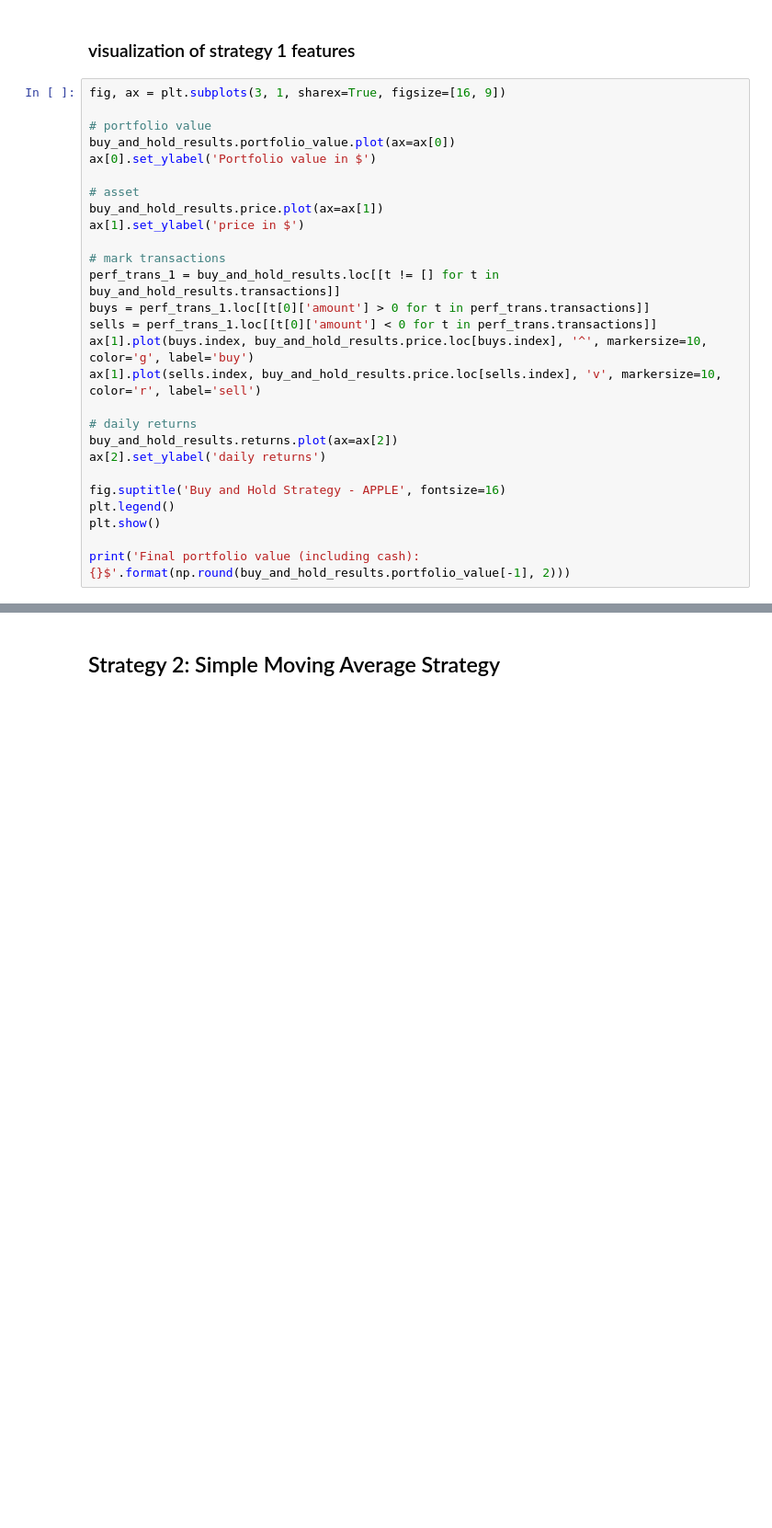
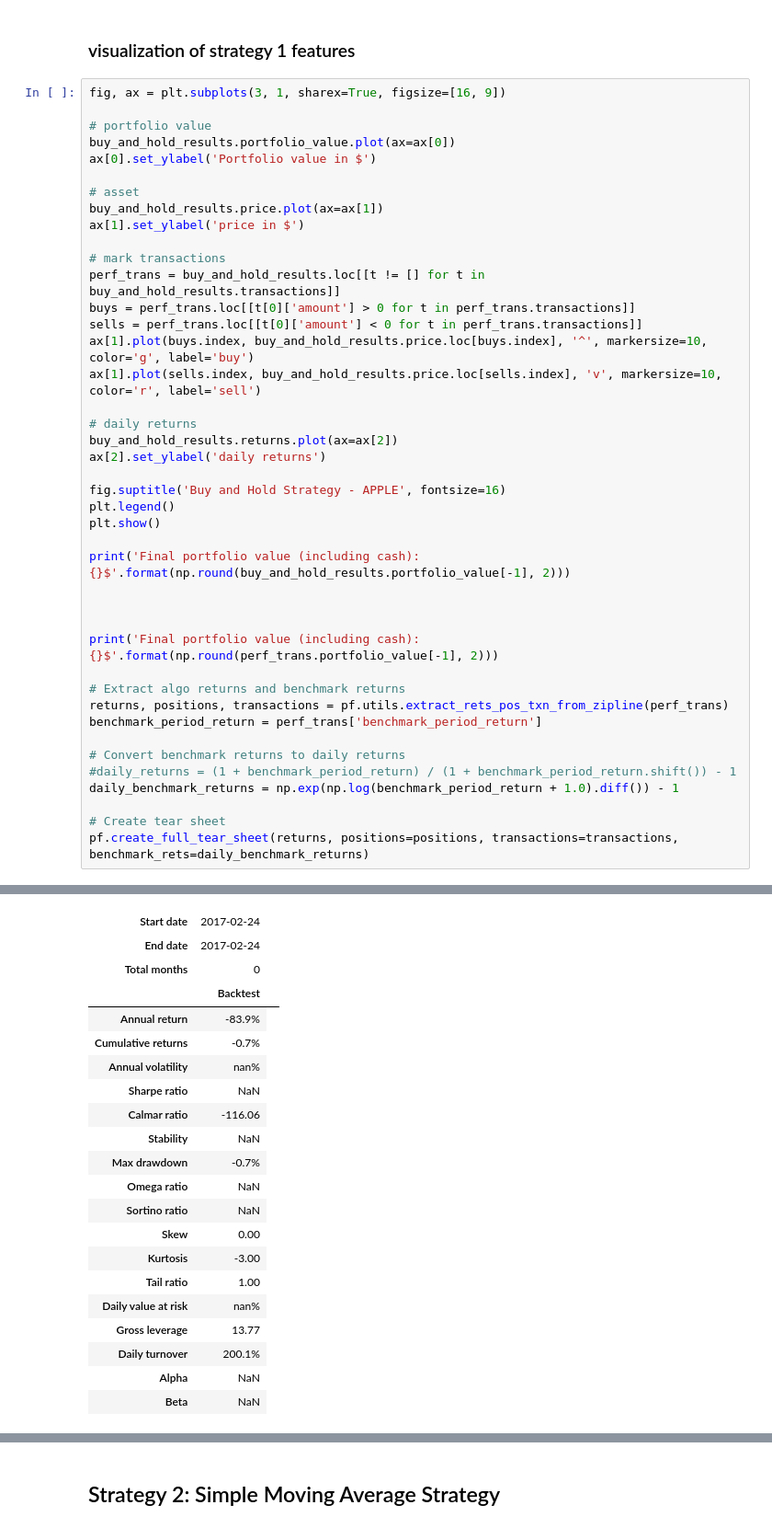
Before and after one commit to amitkumatiitk/amit_preproject, a Jupyter notebook: notebooks/amit_assignment.ipynb, the cells around one changed output, grey strips where cells are left out. Shown at 92% size. Cells and saved outputs as stored; diff of their text form; blank space fills up the shorter version.

```diff
--- a/notebooks/amit_assignment.ipynb
+++ b/notebooks/amit_assignment.ipynb
@@ -110,9 +116,9 @@ buy_and_hold_results.price.plot(ax=ax[1])
 ax[1].set_ylabel('price in $')
 
 # mark transactions
-perf_trans_1 = buy_and_hold_results.loc[[t != [] for t in buy_and_hold_results.transactions]]
-buys = perf_trans_1.loc[[t[0]['amount'] > 0 for t in perf_trans.transactions]]
-sells = perf_trans_1.loc[[t[0]['amount'] < 0 for t in perf_trans.transactions]]
+perf_trans = buy_and_hold_results.loc[[t != [] for t in buy_and_hold_results.transactions]]
+buys = perf_trans.loc[[t[0]['amount'] > 0 for t in perf_trans.transactions]]
+sells = perf_trans.loc[[t[0]['amount'] < 0 for t in perf_trans.transactions]]
 ax[1].plot(buys.index, buy_and_hold_results.price.loc[buys.index], '^', markersize=10, color='g', label='buy')
 ax[1].plot(sells.index, buy_and_hold_results.price.loc[sells.index], 'v', markersize=10, color='r', label='sell')
 
@@ -125,6 +131,21 @@ plt.legend()
 plt.show()
 
 print('Final portfolio value (including cash): {}$'.format(np.round(buy_and_hold_results.portfolio_value[-1], 2)))
+
+
+
+print('Final portfolio value (including cash): {}$'.format(np.round(perf_trans.portfolio_value[-1], 2)))
+
+# Extract algo returns and benchmark returns
+returns, positions, transactions = pf.utils.extract_rets_pos_txn_from_zipline(perf_trans)
+benchmark_period_return = perf_trans['benchmark_period_return']
+
+# Convert benchmark returns to daily returns
+#daily_returns = (1 + benchmark_period_return) / (1 + benchmark_period_return.shift()) - 1
+daily_benchmark_returns = np.exp(np.log(benchmark_period_return + 1.0).diff()) - 1
+
+# Create tear sheet
+pf.create_full_tear_sheet(returns, positions=positions, transactions=transactions, benchmark_rets=daily_benchmark_returns)
 # %% [output]
 [figure]
 Final portfolio value (including cash): 1062.39$
@@ -130,0 +153,21 @@ Final portfolio value (including cash): 1062.39$
+| Start date | 2017-02-24 |  |
+| End date | 2017-02-24 |  |
+| Total months | 0 |  |
+|  | Backtest |
+| Annual return | -83.9% |
+| Cumulative returns | -0.7% |
+| Annual volatility | nan% |
+| Sharpe ratio | NaN |
+| Calmar ratio | -116.06 |
+| Stability | NaN |
+| Max drawdown | -0.7% |
+| Omega ratio | NaN |
+| Sortino ratio | NaN |
+| Skew | 0.00 |
+| Kurtosis | -3.00 |
+| Tail ratio | 1.00 |
+| Daily value at risk | nan% |
+| Gross leverage | 13.77 |
+| Daily turnover | 200.1% |
+| Alpha | NaN |
+| Beta | NaN |
```
Also changed, not shown: parts of 14 cells of this notebook.
